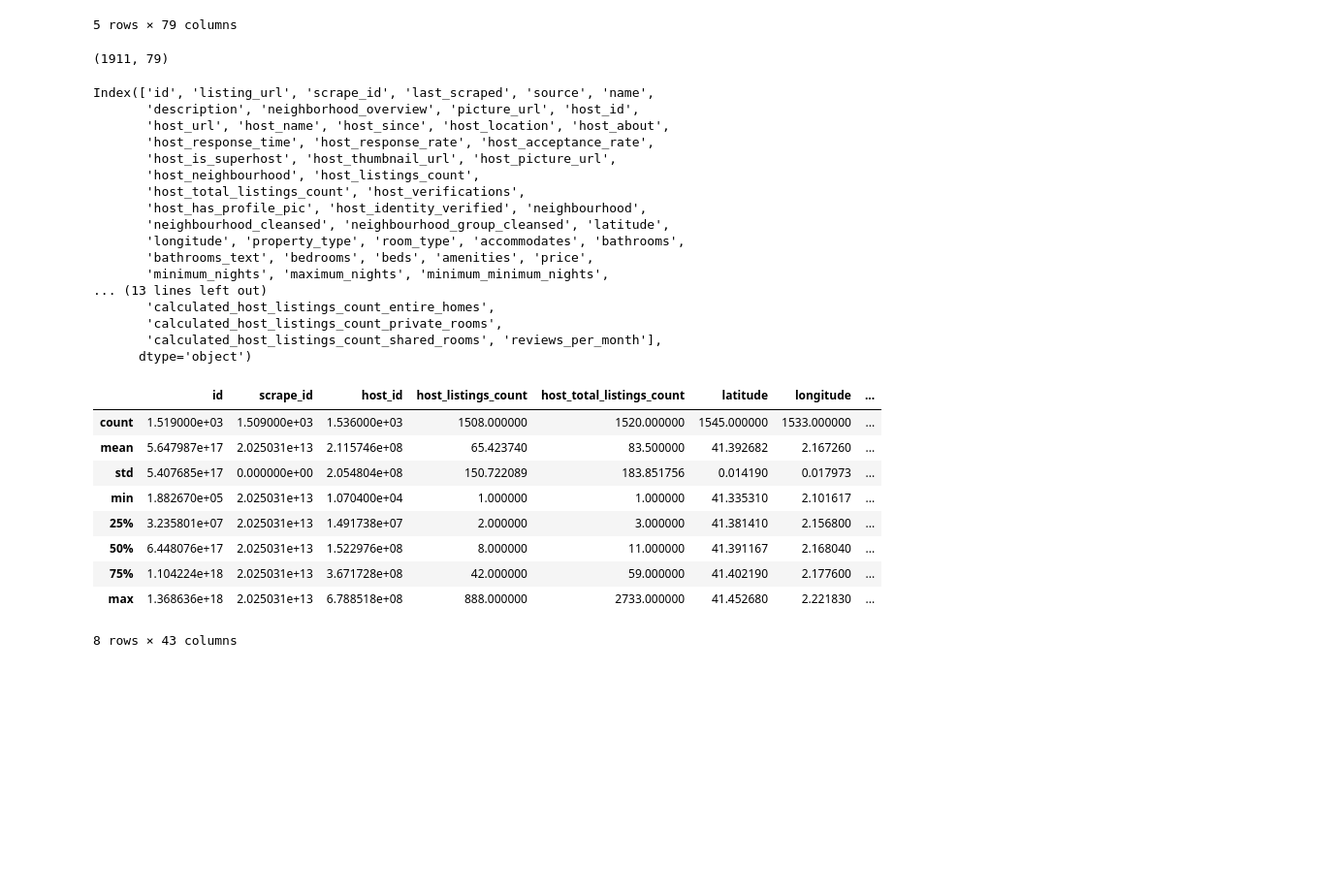
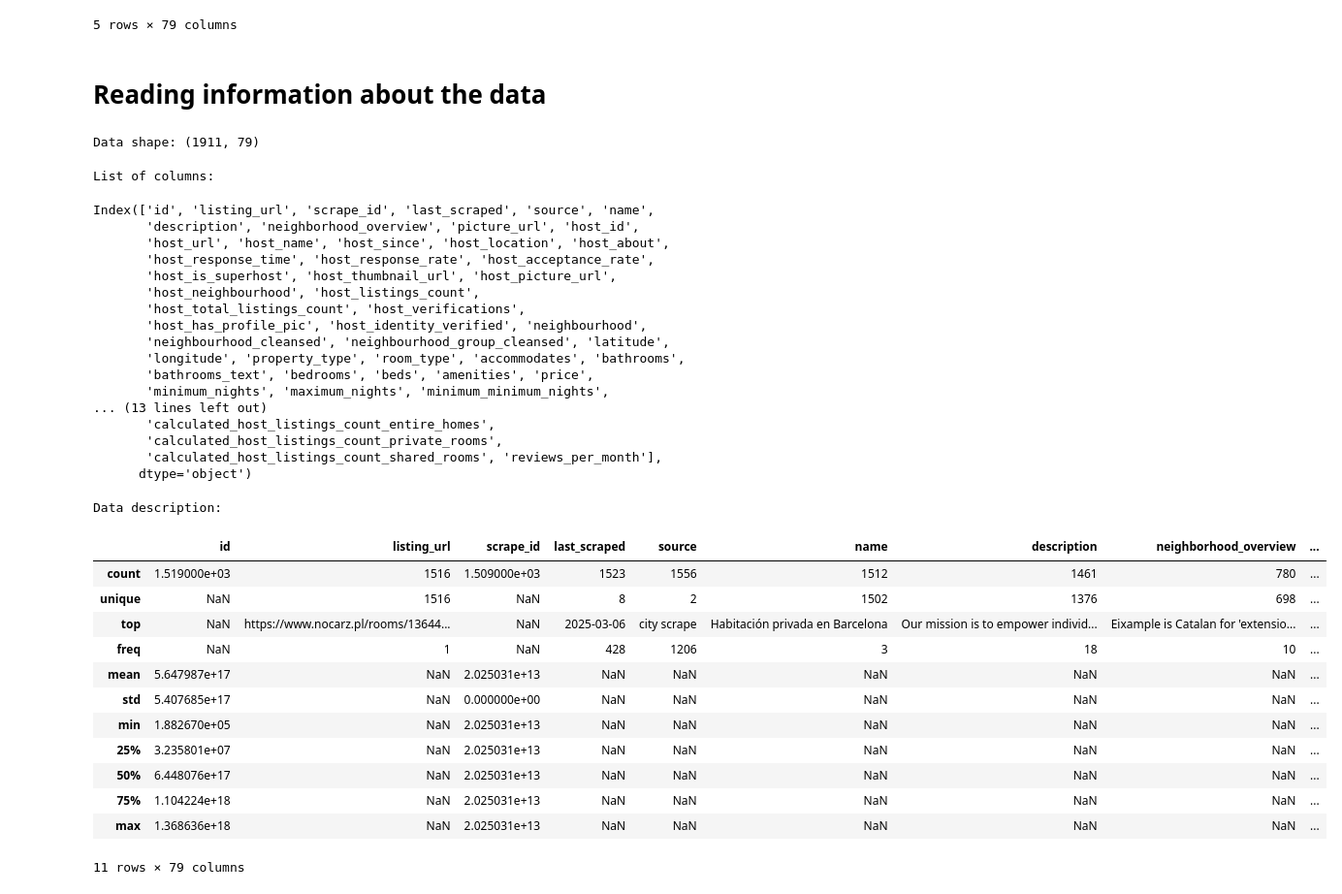
Before and after one commit to dominika232323/Harsh-Review-Detector, a Jupyter notebook: notebooks/1.0-db-data-analysis.ipynb, the cells around one changed output. Shown at 97% size. Saved outputs shown, nothing was run; the diff lists cells and outputs as text; code cells hidden in the pictures; blank space fills up the shorter version.

Commit message:
Start cleaning data

```diff
--- a/notebooks/1.0-db-data-analysis.ipynb
+++ b/notebooks/1.0-db-data-analysis.ipynb
@@ -13,41 +13,50 @@ df.head()
 | 3 | 456333.0 | NaN | 2.025031e+13 | 2025-03-06 | previous scrape | DOUBLE ROOM with WIFI | NaN | NaN | ... |
 | 4 | NaN | https://www.nocarz.pl/rooms/480975 | 2.025031e+13 | 2025-03-07 | previous scrape | Cozy loft with a big terrace! | Real cozy loft, at an old factory... | NaN | ... |
 5 rows × 79 columns
+# %% [markdown]
+# Reading information about the data
 # %%
-df.shape
+print('Data shape:', df.shape)
 # %% [output]
-(1911, 79)
+Data shape: (1911, 79)
 # %%
+print('List of columns:')
 df.columns
 # %% [output]
-Index(['id', 'listing_url', 'scrape_id', 'last_scraped', 'source', 'name',
-       'description', 'neighborhood_overview', 'picture_url', 'host_id',
-       'host_url', 'host_name', 'host_since', 'host_location', 'host_about',
-       'host_response_time', 'host_response_rate', 'host_acceptance_rate',
-       'host_is_superhost', 'host_thumbnail_url', 'host_picture_url',
-       'host_neighbourhood', 'host_listings_count',
-       'host_total_listings_count', 'host_verifications',
-       'host_has_profile_pic', 'host_identity_verified', 'neighbourhood',
-       'neighbourhood_cleansed', 'neighbourhood_group_cleansed', 'latitude',
-       'longitude', 'property_type', 'room_type', 'accommodates', 'bathrooms',
-       'bathrooms_text', 'bedrooms', 'beds', 'amenities', 'price',
-       'minimum_nights', 'maximum_nights', 'minimum_minimum_nights',
-... (13 lines left out)
-       'calculated_host_listings_count_entire_homes',
-       'calculated_host_listings_count_private_rooms',
-       'calculated_host_listings_count_shared_rooms', 'reviews_per_month'],
-      dtype='object')
+List of columns:
+Index(['id', 'listing_url', 'scrape_id', 'last_scraped', 'source', 'name',
+       'description', 'neighborhood_overview', 'picture_url', 'host_id',
+       'host_url', 'host_name', 'host_since', 'host_location', 'host_about',
+       'host_response_time', 'host_response_rate', 'host_acceptance_rate',
+       'host_is_superhost', 'host_thumbnail_url', 'host_picture_url',
+       'host_neighbourhood', 'host_listings_count',
+       'host_total_listings_count', 'host_verifications',
+       'host_has_profile_pic', 'host_identity_verified', 'neighbourhood',
+       'neighbourhood_cleansed', 'neighbourhood_group_cleansed', 'latitude',
+       'longitude', 'property_type', 'room_type', 'accommodates', 'bathrooms',
+       'bathrooms_text', 'bedrooms', 'beds', 'amenities', 'price',
+       'minimum_nights', 'maximum_nights', 'minimum_minimum_nights',
+... (13 lines left out)
+       'calculated_host_listings_count_entire_homes',
+       'calculated_host_listings_count_private_rooms',
+       'calculated_host_listings_count_shared_rooms', 'reviews_per_month'],
+      dtype='object')
-# %%
-df.describe()
-# %% [output]
-|  | id | scrape_id | host_id | host_listings_count | host_total_listings_count | latitude | longitude | ... |
-| count | 1.519000e+03 | 1.509000e+03 | 1.536000e+03 | 1508.000000 | 1520.000000 | 1545.000000 | 1533.000000 | ... |
-| mean | 5.647987e+17 | 2.025031e+13 | 2.115746e+08 | 65.423740 | 83.500000 | 41.392682 | 2.167260 | ... |
-| std | 5.407685e+17 | 0.000000e+00 | 2.054804e+08 | 150.722089 | 183.851756 | 0.014190 | 0.017973 | ... |
-| min | 1.882670e+05 | 2.025031e+13 | 1.070400e+04 | 1.000000 | 1.000000 | 41.335310 | 2.101617 | ... |
-| 25% | 3.235801e+07 | 2.025031e+13 | 1.491738e+07 | 2.000000 | 3.000000 | 41.381410 | 2.156800 | ... |
-| 50% | 6.448076e+17 | 2.025031e+13 | 1.522976e+08 | 8.000000 | 11.000000 | 41.391167 | 2.168040 | ... |
-| 75% | 1.104224e+18 | 2.025031e+13 | 3.671728e+08 | 42.000000 | 59.000000 | 41.402190 | 2.177600 | ... |
-| max | 1.368636e+18 | 2.025031e+13 | 6.788518e+08 | 888.000000 | 2733.000000 | 41.452680 | 2.221830 | ... |
-8 rows × 43 columns
+# %%
+print('Data description:')
+df.describe(include='all')
+# %% [output]
+Data description:
+|  | id | listing_url | scrape_id | last_scraped | source | name | description | neighborhood_overview | ... |
+| count | 1.519000e+03 | 1516 | 1.509000e+03 | 1523 | 1556 | 1512 | 1461 | 780 | ... |
+| unique | NaN | 1516 | NaN | 8 | 2 | 1502 | 1376 | 698 | ... |
+| top | NaN | https://www.nocarz.pl/rooms/13644... | NaN | 2025-03-06 | city scrape | Habitación privada en Barcelona | Our mission is to empower individ... | Eixample is Catalan for 'extensio... | ... |
+| freq | NaN | 1 | NaN | 428 | 1206 | 3 | 18 | 10 | ... |
+| mean | 5.647987e+17 | NaN | 2.025031e+13 | NaN | NaN | NaN | NaN | NaN | ... |
+| std | 5.407685e+17 | NaN | 0.000000e+00 | NaN | NaN | NaN | NaN | NaN | ... |
+| min | 1.882670e+05 | NaN | 2.025031e+13 | NaN | NaN | NaN | NaN | NaN | ... |
+| 25% | 3.235801e+07 | NaN | 2.025031e+13 | NaN | NaN | NaN | NaN | NaN | ... |
+| 50% | 6.448076e+17 | NaN | 2.025031e+13 | NaN | NaN | NaN | NaN | NaN | ... |
+| 75% | 1.104224e+18 | NaN | 2.025031e+13 | NaN | NaN | NaN | NaN | NaN | ... |
+| max | 1.368636e+18 | NaN | 2.025031e+13 | NaN | NaN | NaN | NaN | NaN | ... |
+11 rows × 79 columns
 # %%
```
Also changed, not shown: parts of 14 cells of this notebook.
